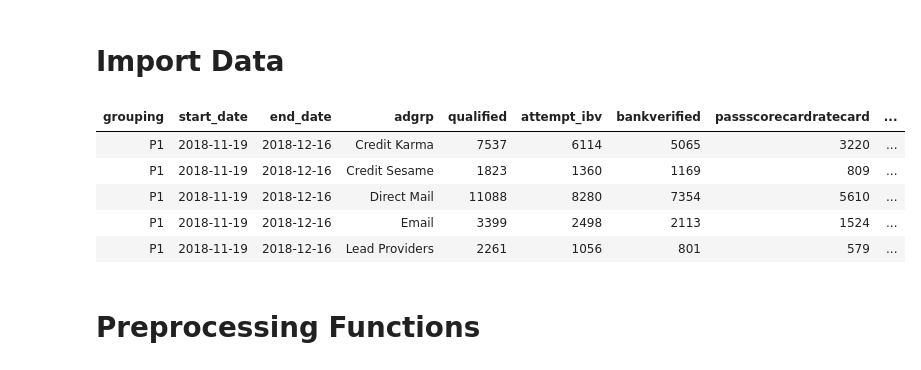
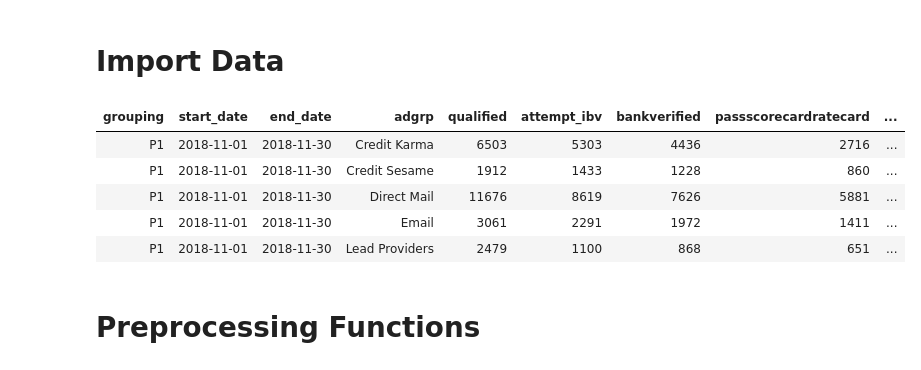
Before and after one commit to jasonchang2018/automate-fr-meeting, a Jupyter notebook: preprocessing/get-data-for-funnel-adgrps-bridge.ipynb, the cells around one changed output. Drawn from its saved outputs; the diff is of its cells as text; code cells hidden in the pictures.

```diff
--- a/preprocessing/get-data-for-funnel-adgrps-bridge.ipynb
+++ b/preprocessing/get-data-for-funnel-adgrps-bridge.ipynb
@@ -64,15 +64,20 @@ checkReportingConnection = function() {
 # %% [markdown]
 # Import Data
 # %%
-df = read.csv('C:/Users/jchang/Desktop/Projects/Automate FR Meetings/data/dataforbridgeadgrp_2019-1-6_2142.csv')
+## For Previous 4 cohort
+# df = read.csv('C:/Users/jchang/Desktop/Projects/Automate FR Meetings/data/dataforbridgeadgrp_2019-1-6_2142.csv')
+
+## For Monthly Comparison
+df = read.csv('C:/Users/jchang/Desktop/Projects/Automate FR Meetings/data/data_2019-1-8_2136.csv')
+
 head(df,5)
 # %% [output]
 | grouping | start_date | end_date | adgrp | qualified | attempt_ibv | bankverified | passscorecardratecard | ... |
-| P1 | 2018-11-19 | 2018-12-16 | Credit Karma | 7537 | 6114 | 5065 | 3220 | ... |
-| P1 | 2018-11-19 | 2018-12-16 | Credit Sesame | 1823 | 1360 | 1169 | 809 | ... |
-| P1 | 2018-11-19 | 2018-12-16 | Direct Mail | 11088 | 8280 | 7354 | 5610 | ... |
-| P1 | 2018-11-19 | 2018-12-16 | Email | 3399 | 2498 | 2113 | 1524 | ... |
-| P1 | 2018-11-19 | 2018-12-16 | Lead Providers | 2261 | 1056 | 801 | 579 | ... |
+| P1 | 2018-11-01 | 2018-11-30 | Credit Karma | 6503 | 5303 | 4436 | 2716 | ... |
+| P1 | 2018-11-01 | 2018-11-30 | Credit Sesame | 1912 | 1433 | 1228 | 860 | ... |
+| P1 | 2018-11-01 | 2018-11-30 | Direct Mail | 11676 | 8619 | 7626 | 5881 | ... |
+| P1 | 2018-11-01 | 2018-11-30 | Email | 3061 | 2291 | 1972 | 1411 | ... |
+| P1 | 2018-11-01 | 2018-11-30 | Lead Providers | 2479 | 1100 | 868 | 651 | ... |
 # %% [markdown]
 # Preprocessing Functions
 # %% [markdown]
```
Also changed, not shown: parts of 29 cells of this notebook.
